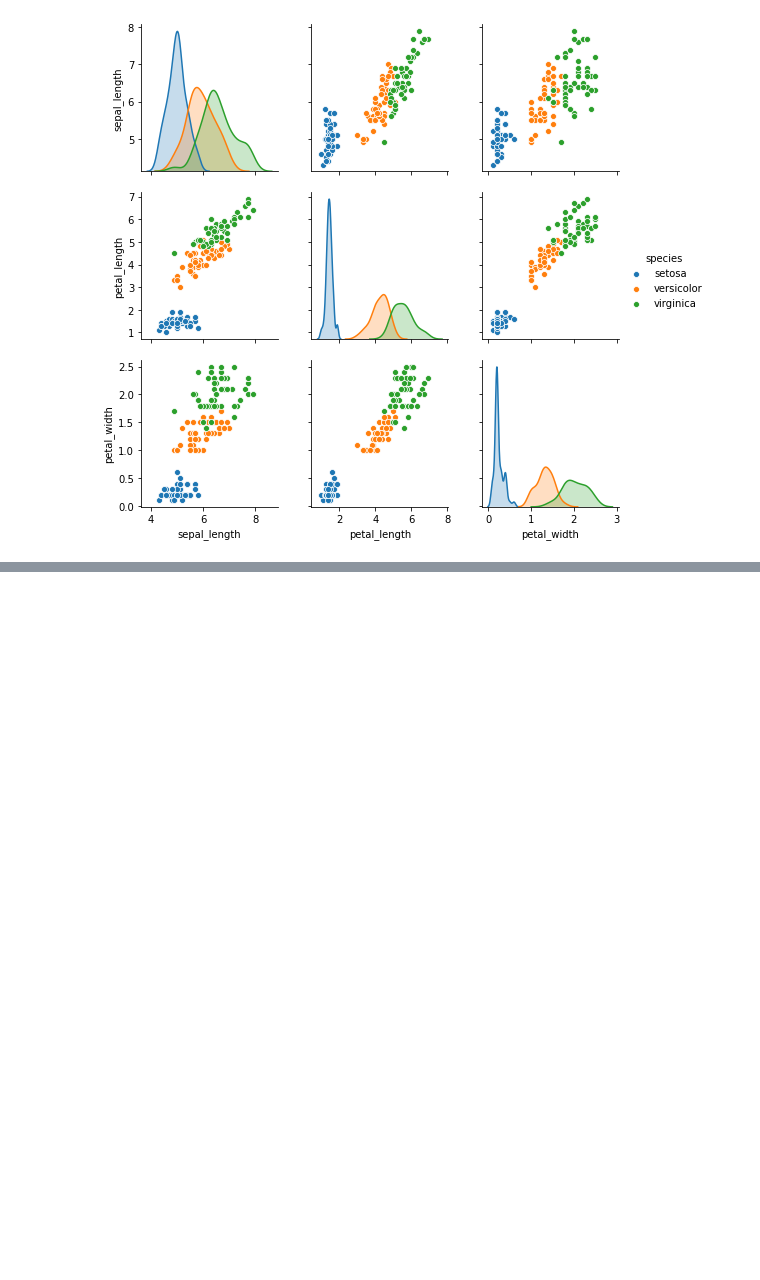
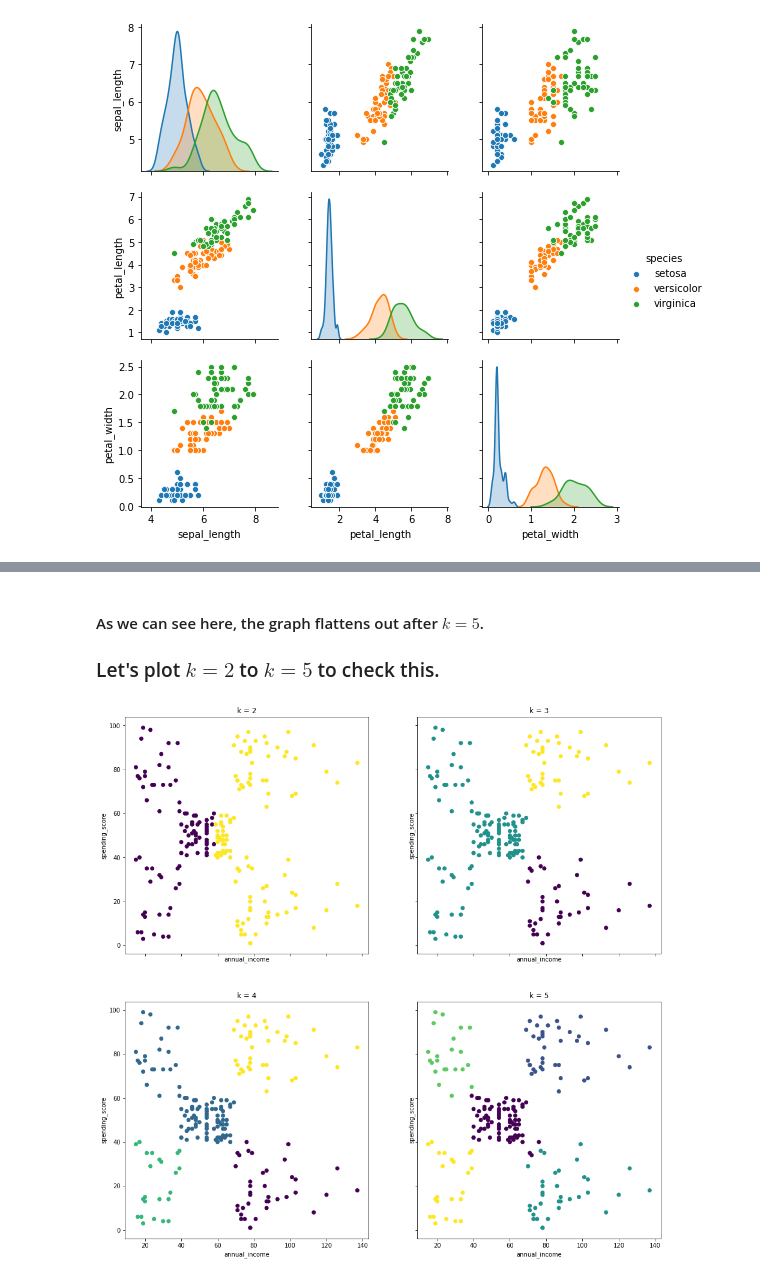
Before and after one commit to RyanMcCall/ds-methodologies-exercises, a Jupyter notebook: clustering/modeling.ipynb, the cells around one changed output, grey strips where cells are left out. Drawn from its saved outputs; the diff is of its cells as text; code cells hidden in the pictures; blank space fills up the shorter version.

```diff
--- a/clustering/modeling.ipynb
+++ b/clustering/modeling.ipynb
@@ -146,0 +201,13 @@ sns.pairplot(df, hue='species')
+# %% [markdown]
+#### As we can see here, the graph flattens out after $k=5$.
+
+### Let's plot $k=2$ to $k=5$ to check this.
+# %%
+fig, axs = plt.subplots(2, 2, figsize=(16, 16), sharex=True, sharey=True)
+
+for ax, k in zip(axs.ravel(), range(2, 6)):
+    clusters = KMeans(k).fit(X).predict(X)
+    ax.scatter(X.annual_income, X.spending_score, c=clusters)
+    ax.set(title='k = {}'.format(k), xlabel='annual_income', ylabel='spending_score')
+# %% [output]
+[figure, added]
```
Also changed, not shown: parts of 25 cells of this notebook.
